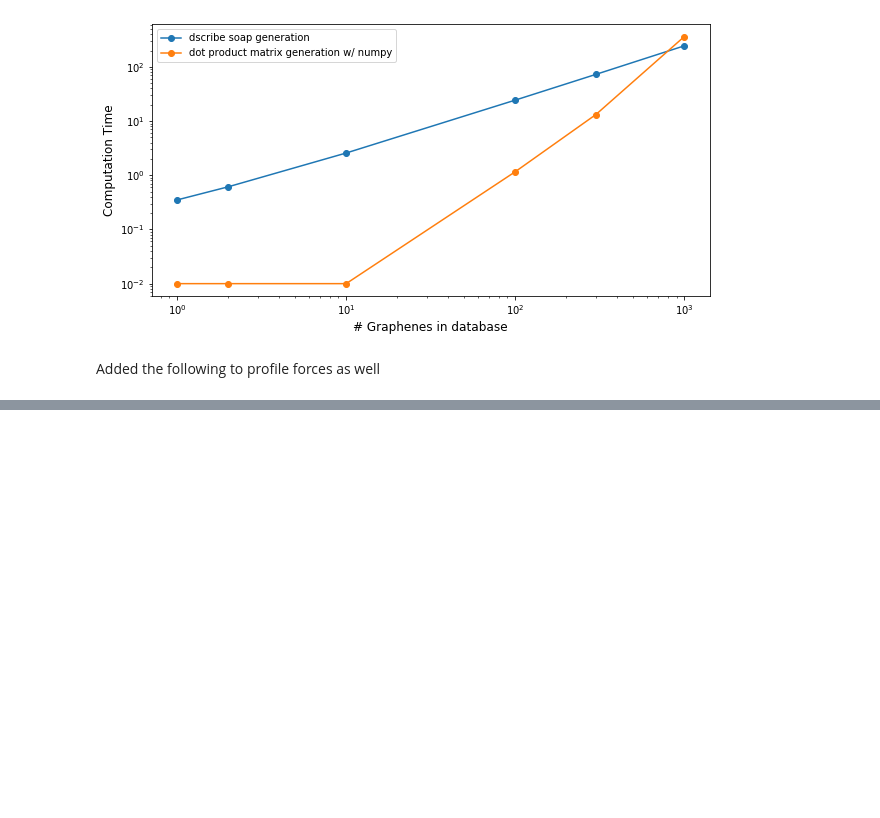
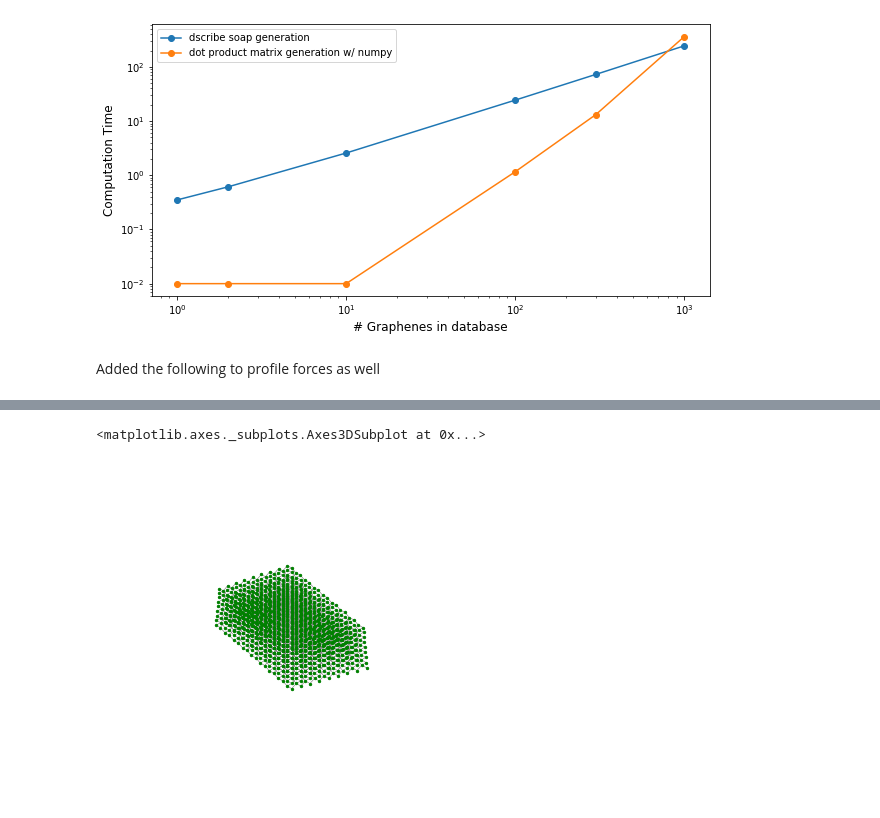
Before and after one commit to alvarovm/minigap, a Jupyter notebook: notebooks/Profile_dscribe.ipynb, the cells around one changed output, grey strips where cells are left out. Saved outputs shown, nothing was run; the diff lists cells and outputs as text; code cells hidden in the pictures; blank space fills up the shorter version.

```diff
--- a/notebooks/Profile_dscribe.ipynb
+++ b/notebooks/Profile_dscribe.ipynb
@@ -476,0 +494,6 @@ Embedding SnakeViz in this document...
+# %%
+from Visualize_Structures import Structure3DPlot, Structure3DAnimation
+Structure3DPlot(make_supercell(diamond, np.identity(3)*9)).Plot()
+# %% [output]
+<matplotlib.axes._subplots.Axes3DSubplot at 0x...>
+[figure, added]
```
Also changed, not shown: parts of 12 cells of this notebook.
